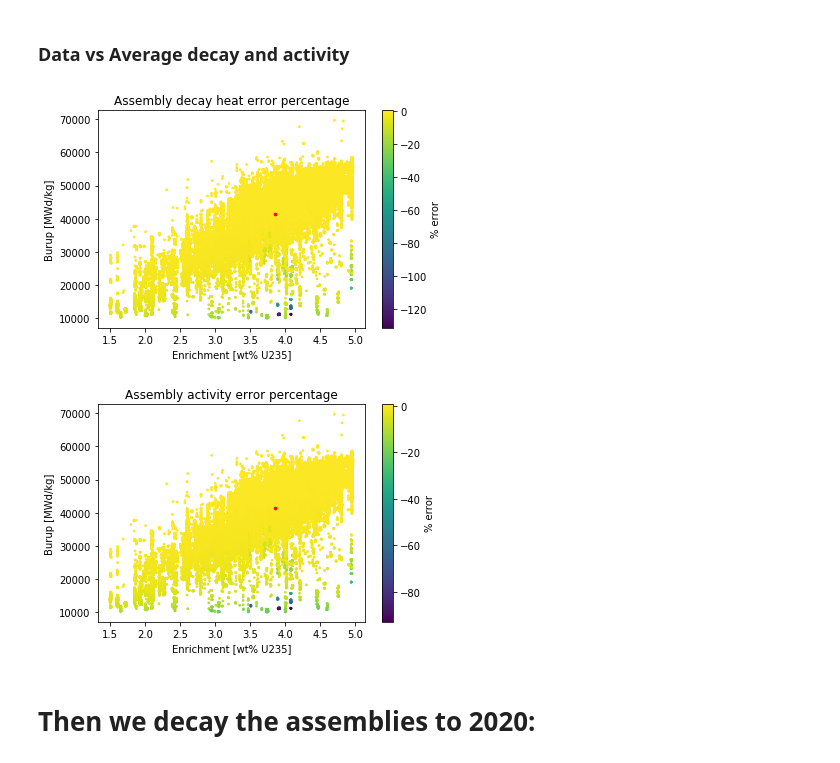
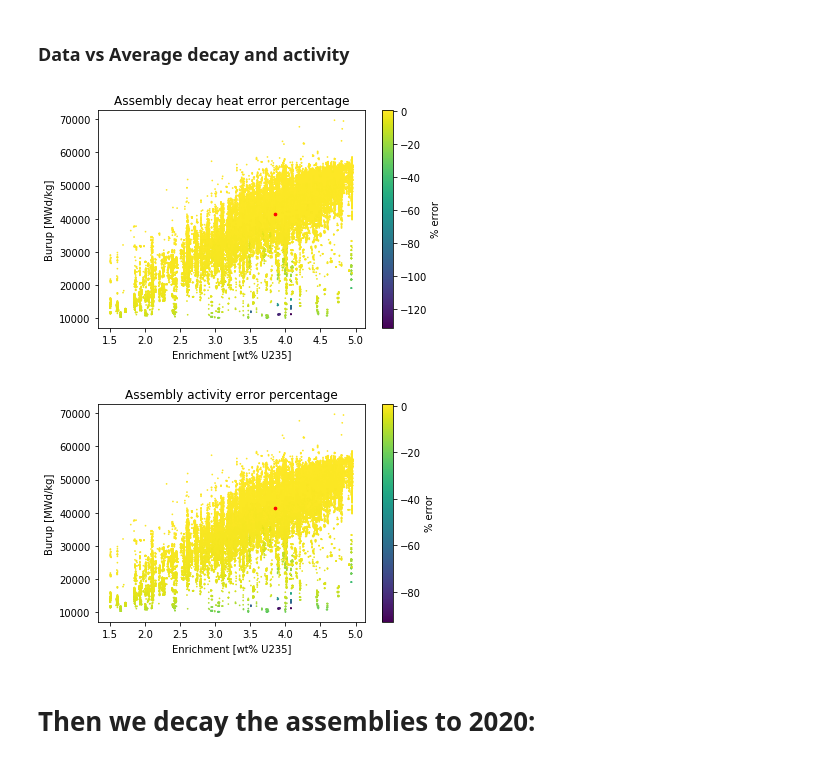
Before and after one commit to jbae11/depletion_rom, a Jupyter notebook: udb_compare.ipynb, the cells around one changed output. Cells and saved outputs as stored; diff of their text form; code cells hidden in the pictures.

```diff
--- a/udb_compare.ipynb
+++ b/udb_compare.ipynb
@@ -453,37 +463,37 @@ for key, val in lump_dict.items():
     bu_list.append(val['bu'])
     enr_list.append(val['init_enr'])
     recipe_mat = recipe_dict[key]['mat']
     lump_mat = val['mat']
     decay_heat_err = get_err(lump_mat.decay_heat(), recipe_mat.decay_heat())
     decay_heat_err_list.append(decay_heat_err)
     activity_err = get_err(lump_mat.activity(), recipe_mat.activity())
     activity_err_list.append(activity_err)
 
-plt.scatter(enr_list, bu_list, c=decay_heat_err_list, s=3)
+plt.scatter(enr_list, bu_list, c=decay_heat_err_list, s=0.5)
 cbar = plt.colorbar()
 cbar.set_label('% error')
 plt.scatter(average_assem['init_enr'], average_assem['bu'], color='red', s=7)
 plt.xlabel('Enrichment [wt% U235]')
 plt.ylabel('Burup [MWd/kg]')
 plt.title('Assembly decay heat error percentage')
 plt.savefig('./images/assem_dh_recipe.png', format='png')
 plt.show()
 plt.close()
 
-plt.scatter(enr_list, bu_list, c=activity_err_list, s=3)
+plt.scatter(enr_list, bu_list, c=activity_err_list, s=0.5)
 cbar = plt.colorbar()
 cbar.set_label('% error')
 plt.scatter(average_assem['init_enr'], average_assem['bu'], color='red', s=7)
 
 plt.xlabel('Enrichment [wt% U235]')
 plt.ylabel('Burup [MWd/kg]')
 plt.title('Assembly activity error percentage')
 plt.savefig('./images/assem_act_recipe.png', format='png')
 plt.show()
 plt.close()
 # %% [output]
-[figure, old version]
+[figure, new version]
-[figure, old version]
+[figure, new version]
 # %% [markdown]
 # Then we decay the assemblies to 2020:
 # %%
```
Also changed, not shown: parts of 10 cells of this notebook.
